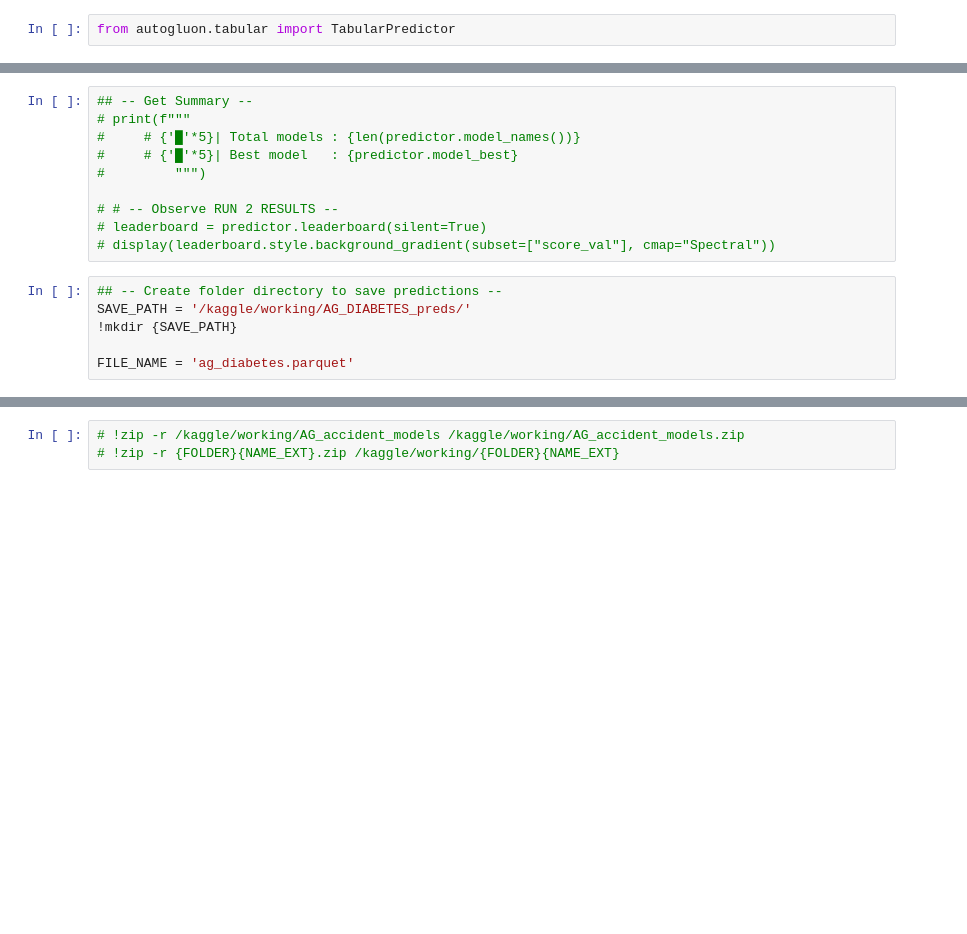
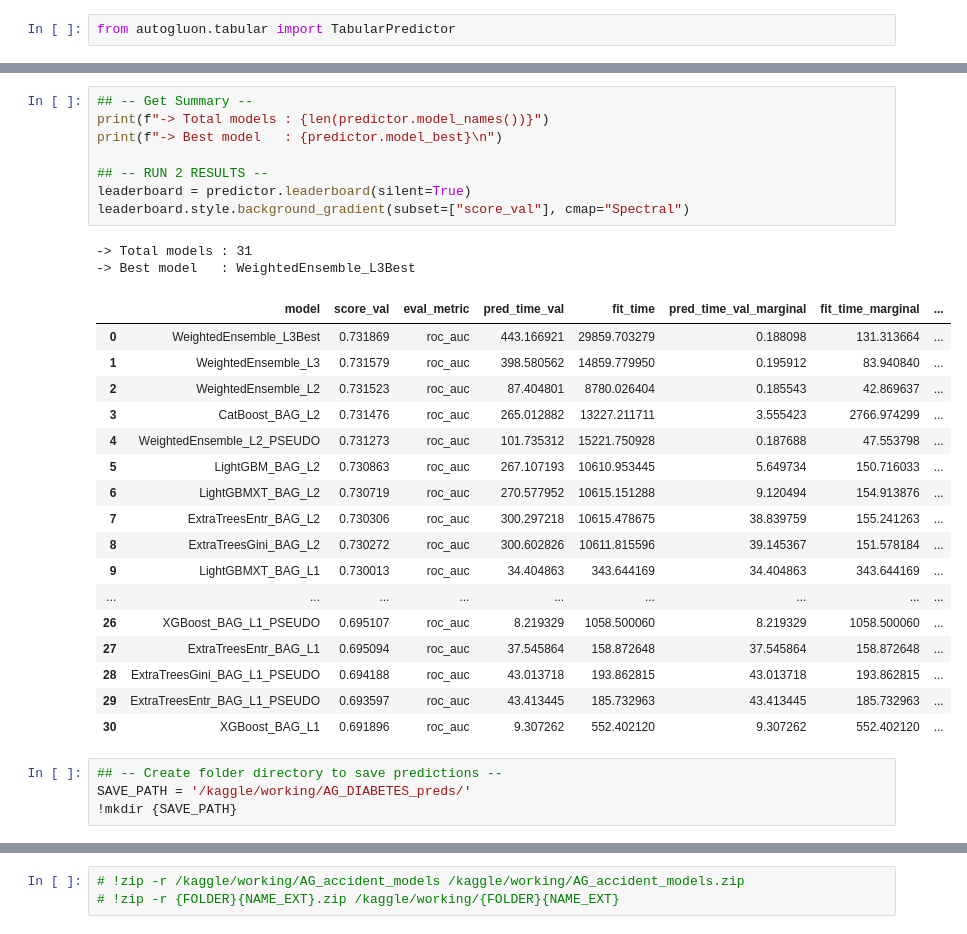
Before and after one commit to coded-sly/s5e12-Diabetes, a Jupyter notebook: ps5e12-autogluon-diabetes.ipynb, the cells around one changed output, grey strips where cells are left out. Saved outputs shown, nothing was run; the diff lists cells and outputs as text; blank space fills up the shorter version.

```diff
--- a/ps5e12-autogluon-diabetes.ipynb
+++ b/ps5e12-autogluon-diabetes.ipynb
@@ -363,19 +340,35 @@ leaderboard.style.background_gradient(subset=["score_val"], cmap="Spectral")
 # %%
 ## -- Get Summary --
-# print(f"""
-#     # {'█'*5}| Total models : {len(predictor.model_names())}
-#     # {'█'*5}| Best model   : {predictor.model_best}
-#         """)
+print(f"-> Total models : {len(predictor.model_names())}")
+print(f"-> Best model   : {predictor.model_best}\n")
 
-# # -- Observe RUN 2 RESULTS --
-# leaderboard = predictor.leaderboard(silent=True)
-# display(leaderboard.style.background_gradient(subset=["score_val"], cmap="Spectral"))
+## -- RUN 2 RESULTS --
+leaderboard = predictor.leaderboard(silent=True)
+leaderboard.style.background_gradient(subset=["score_val"], cmap="Spectral")
+# %% [output]
+-> Total models : 31
+-> Best model   : WeightedEnsemble_L3Best
+|  | model | score_val | eval_metric | pred_time_val | fit_time | pred_time_val_marginal | fit_time_marginal | ... |
+| 0 | WeightedEnsemble_L3Best | 0.731869 | roc_auc | 443.166921 | 29859.703279 | 0.188098 | 131.313664 | ... |
+| 1 | WeightedEnsemble_L3 | 0.731579 | roc_auc | 398.580562 | 14859.779950 | 0.195912 | 83.940840 | ... |
+| 2 | WeightedEnsemble_L2 | 0.731523 | roc_auc | 87.404801 | 8780.026404 | 0.185543 | 42.869637 | ... |
+| 3 | CatBoost_BAG_L2 | 0.731476 | roc_auc | 265.012882 | 13227.211711 | 3.555423 | 2766.974299 | ... |
+| 4 | WeightedEnsemble_L2_PSEUDO | 0.731273 | roc_auc | 101.735312 | 15221.750928 | 0.187688 | 47.553798 | ... |
+| 5 | LightGBM_BAG_L2 | 0.730863 | roc_auc | 267.107193 | 10610.953445 | 5.649734 | 150.716033 | ... |
+| 6 | LightGBMXT_BAG_L2 | 0.730719 | roc_auc | 270.577952 | 10615.151288 | 9.120494 | 154.913876 | ... |
+| 7 | ExtraTreesEntr_BAG_L2 | 0.730306 | roc_auc | 300.297218 | 10615.478675 | 38.839759 | 155.241263 | ... |
+| 8 | ExtraTreesGini_BAG_L2 | 0.730272 | roc_auc | 300.602826 | 10611.815596 | 39.145367 | 151.578184 | ... |
+| 9 | LightGBMXT_BAG_L1 | 0.730013 | roc_auc | 34.404863 | 343.644169 | 34.404863 | 343.644169 | ... |
+| ... | ... | ... | ... | ... | ... | ... | ... | ... |
+| 26 | XGBoost_BAG_L1_PSEUDO | 0.695107 | roc_auc | 8.219329 | 1058.500060 | 8.219329 | 1058.500060 | ... |
+| 27 | ExtraTreesEntr_BAG_L1 | 0.695094 | roc_auc | 37.545864 | 158.872648 | 37.545864 | 158.872648 | ... |
+| 28 | ExtraTreesGini_BAG_L1_PSEUDO | 0.694188 | roc_auc | 43.013718 | 193.862815 | 43.013718 | 193.862815 | ... |
+| 29 | ExtraTreesEntr_BAG_L1_PSEUDO | 0.693597 | roc_auc | 43.413445 | 185.732963 | 43.413445 | 185.732963 | ... |
+| 30 | XGBoost_BAG_L1 | 0.691896 | roc_auc | 9.307262 | 552.402120 | 9.307262 | 552.402120 | ... |
 # %%
 ## -- Create folder directory to save predictions --
 SAVE_PATH = '/kaggle/working/AG_DIABETES_preds/'
 !mkdir {SAVE_PATH}
-
-FILE_NAME = 'ag_diabetes.parquet'
 # %%
 %%time
 ## -- Generate predictions for all models --
```
Also changed, not shown: parts of 12 cells of this notebook.
